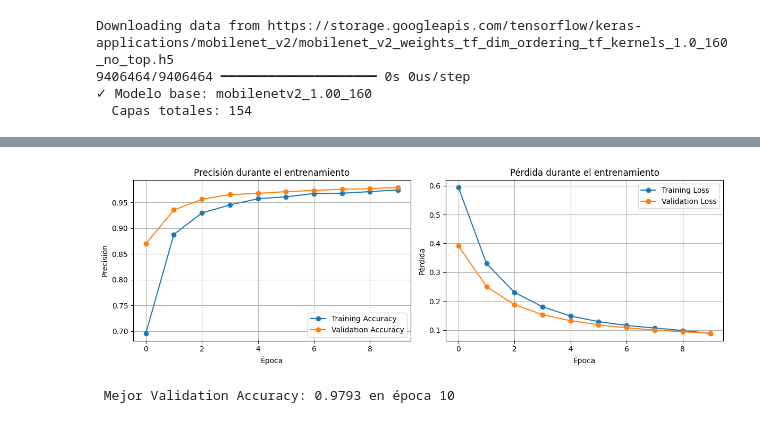
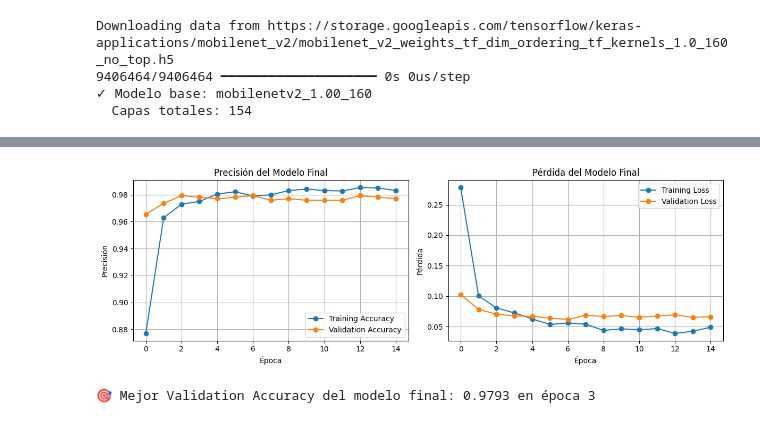
Before and after one commit to Oscarraul28/ejerciosytareas-Oscarraul28, a Jupyter notebook: Transferencia_de_aprendizaje_Perros_Gatos.ipynb, the cells around one changed output, grey strips where cells are left out. Saved outputs shown, nothing was run; the diff lists cells and outputs as text; code cells hidden in the pictures.

Commit message:
Finalizacion con la implementacion de ajuste de hiperparametros y GridSearch

```diff
--- a/Transferencia_de_aprendizaje_Perros_Gatos.ipynb
+++ b/Transferencia_de_aprendizaje_Perros_Gatos.ipynb
@@ -271,0 +230,19 @@ Epoch 10/10
+# %%
+# 8- Configuramos los hiperparámetros a probar
+
+import itertools
+import pandas as pd
+
+# Definimos los hiperparámetros a probar
+learning_rates = [0.0001, 0.001]
+dropout_rates = [0.2, 0.5]
+dense_units_options = [None, 64]  # None = sin capa extra, 64 = con capa de 64 neuronas
+
+# Creamos todas las combinaciones
+param_combinations = list(itertools.product(learning_rates, dropout_rates, dense_units_options))
+
+print(f"Configuración de GridSearch:")
+print(f"  - Learning rates: {learning_rates}")
+print(f"  - Dropout rates: {dropout_rates}")
+print(f"  - Dense units: {dense_units_options}")
+print(f"\n Total de combinaciones a probar: {len(param_combinations)}")
@@ -272,30 +412,57 @@ Epoch 10/10
 # %%
-#10- Visualizacion de los resultados del entrenamiento
-import matplotlib.pyplot as plt
+# 11- Entrenamos el modelo final con los mejores hiperparámetros
 
-acc = history.history['accuracy']
-val_acc = history.history['val_accuracy']
-loss = history.history['loss']
-val_loss = history.history['val_loss']
+print("\n" + "="*70)
+print("🚀 ENTRENANDO MODELO FINAL CON MEJORES HIPERPARÁMETROS")
+print("="*70)
+
+# Creamos modelo con los mejores hiperparámetros
+best_params = results_df.iloc[0]
+final_model = create_model(
+    learning_rate=best_params['learning_rate'],
+    dropout_rate=best_params['dropout_rate'],
+    dense_units=None if best_params['dense_units'] == 'None' else int(best_params['dense_units'])
+)
+
+print(f"\nParámetros del modelo final:")
+print(f"  Learning Rate: {best_params['learning_rate']}")
+print(f"  Dropout Rate: {best_params['dropout_rate']}")
+print(f"  Dense Units: {best_params['dense_units']}")
+
+# Entrenamos con más épocas
+final_epochs = 15
+
+final_history = final_model.fit(
+    train_dataset,
+    validation_data=validation_dataset,
+    epochs=final_epochs,
+    verbose=1
+)
+
+print("\n✓ Modelo final entrenado")
+
+# Para visualizar los resultados finales tenemos:
+acc = final_history.history['accuracy']
+val_acc = final_history.history['val_accuracy']
+loss = final_history.history['loss']
+val_loss = final_history.history['val_loss']
 
 plt.figure(figsize=(12, 4))
 
-# Gráfica de precisión
 plt.subplot(1, 2, 1)
 plt.plot(acc, label='Training Accuracy', marker='o')
 plt.plot(val_acc, label='Validation Accuracy', marker='o')
 plt.legend()
-plt.title('Precisión durante el entrenamiento')
+plt.title('Precisión del Modelo Final')
 plt.xlabel('Época')
 plt.ylabel('Precisión')
 plt.grid(True)
 
-# Gráfica de pérdida
 plt.subplot(1, 2, 2)
 plt.plot(loss, label='Training Loss', marker='o')
 plt.plot(val_loss, label='Validation Loss', marker='o')
 plt.legend()
-plt.title('Pérdida durante el entrenamiento')
+plt.title('Pérdida del Modelo Final')
 plt.xlabel('Época')
 plt.ylabel('Pérdida')
 plt.grid(True)
@@ -303,8 +470,7 @@ plt.grid(True)
 plt.tight_layout()
 plt.show()
 
-# Mostrar el mejor resultado
-best_val_acc = max(val_acc)
-best_epoch = val_acc.index(best_val_acc) + 1
-print(f"\n Mejor Validation Accuracy: {best_val_acc:.4f} en época {best_epoch}")
+best_final_val_acc = max(val_acc)
+best_final_epoch = val_acc.index(best_final_val_acc) + 1
+print(f"\n🎯 Mejor Validation Accuracy del modelo final: {best_final_val_acc:.4f} en época {best_final_epoch}")
 # %% [output]
@@ -311,2 +494,2 @@ print(f"\n Mejor Validation Accuracy: {best_val_acc:.4f} en época {best_epoch}"
-[figure, old version]
+[figure, new version]
- Mejor Validation Accuracy: 0.9793 en época 10
+🎯 Mejor Validation Accuracy del modelo final: 0.9793 en época 3
```
Also changed, not shown: parts of 8 cells of this notebook.
